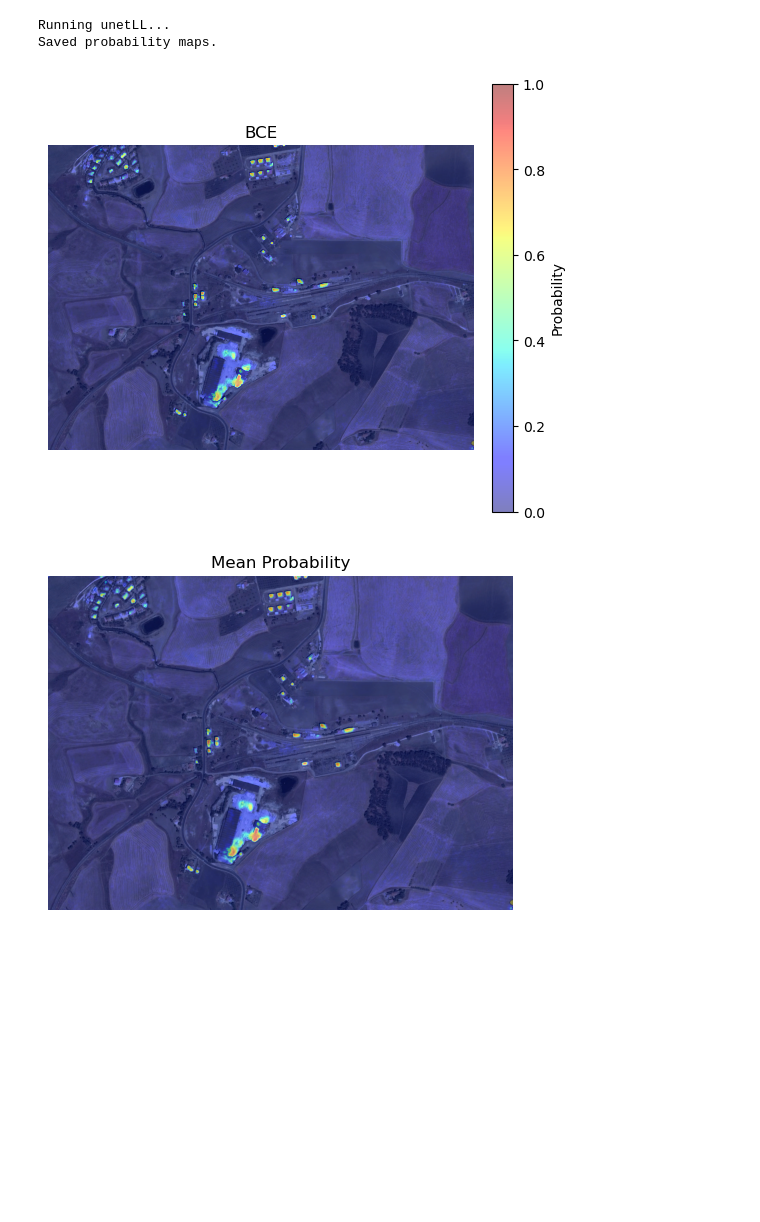
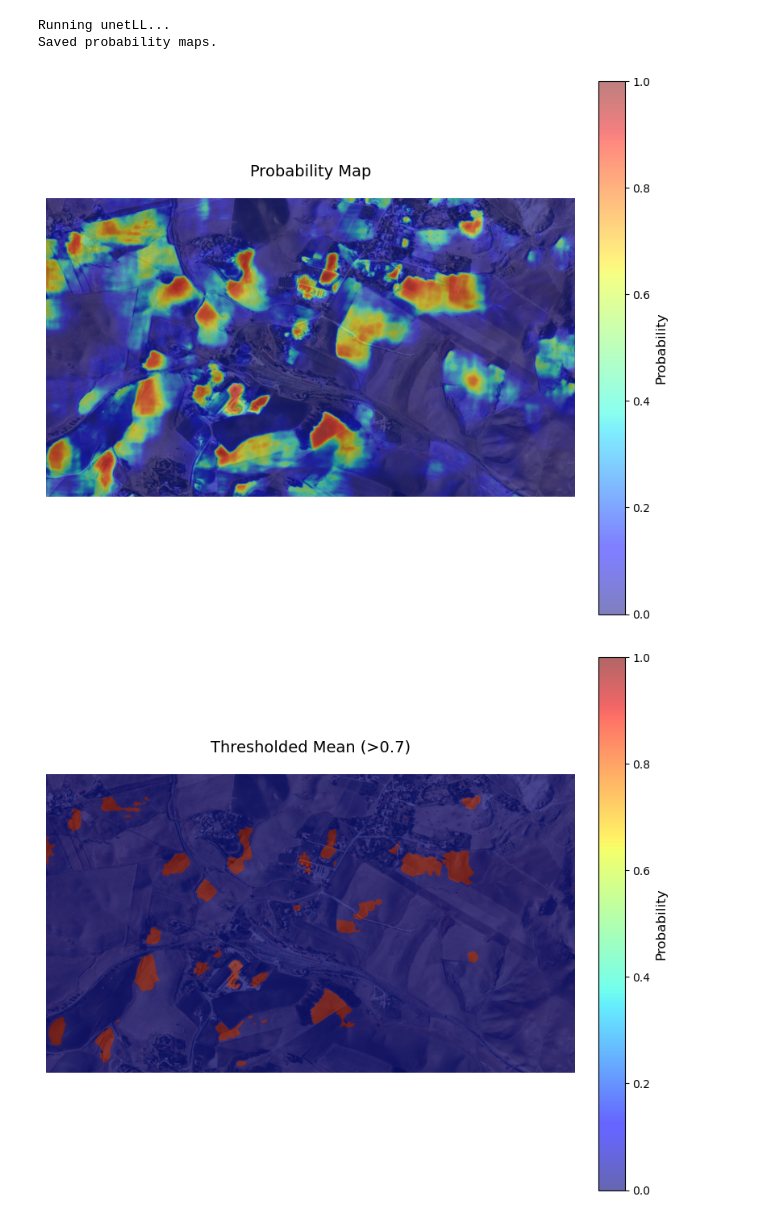
Before and after one commit to corvino1342/BuildingsExtraction, a Jupyter notebook: notebooks/infer_tile.ipynb, the cells around one changed output. Drawn from its saved outputs; the diff is of its cells as text; code cells hidden in the pictures; blank space fills up the shorter version.

```diff
--- a/notebooks/infer_tile.ipynb
+++ b/notebooks/infer_tile.ipynb
@@ -89,11 +159,13 @@ def show_overlay_legend(title, base_img, heatmap, cmap="jet", alpha=0.5,
 # %%
-runs_path = "/home/unet/Projects/BuildingsExtraction/"
+# runs_path = "/home/unet/Projects/BuildingsExtraction/"
+runs_path = "/home/antoniocorvino/Projects/BuildingsExtraction/"
 
-map_name = "stazione_caltanissetta"
+map_name = "testing5"
 # image_path = f"/home/unet/datasets/MassachusettsBuildingDataset/tiles_256/test/images/22828930_15_000000.tif"
-image_path = f"/home/unet/Projects/BuildingsExtraction/{map_name}.png"
+# image_path = f"/home/unet/Projects/BuildingsExtraction/{map_name}.png"
+image_path = f"/home/antoniocorvino/Projects/BuildingsExtraction/experiments/thesis/{map_name}.png"
 
-model_path = f"{runs_path}/runs/MassachusettsBuildingDataset/unetLL_bce_dim256_n3425_bs16/best_model.pth"
+model_path = f"{runs_path}/runs/InriaBuildingDataset/unetLL_bce_dim256_n50540_bs128/best_model.pth"
 
 arch = "unetLL"
 device = torch.device("cuda" if torch.cuda.is_available() else "cpu")
@@ -105,7 +177,7 @@ transform = transforms.ToTensor()
 img_tensor = transform(img).unsqueeze(0).to(device)
 
 print(f"Running {arch}...")
-p = infer_model(runs_path, model_path, arch, img_tensor, infer="example", map_name=map_name)
+p = infer_model(runs_path, model_path, arch, img_tensor, infer="thesis", map_name=map_name)
 # %% [output]
 Running unetLL...
 Saved probability maps.
@@ -124,4 +184,9 @@ Saved probability maps.
 # %%
-show_overlay_legend("BCE", img_np, p)
+show_overlay_legend("Probability Map", img_np, p, runs_path + f"/experiments/thesis/{map_name}_probs.png")
+
+threshold = 0.7
+binary = p > threshold
+show_overlay(f"Thresholded Mean (>{threshold})", img_np, binary, runs_path + f"/experiments/thesis/{map_name}_threshold.png")
 # %% [output]
-[figure, old version]
+[figure, new version]
+[figure, added]
@@ -128,4 +205,2 @@ show_overlay_legend("BCE", img_np, p)
 # %%
-show_overlay("Mean Probability", img_np, p)
+# show_overlay("Mean Probability", img_np, p)
-# %% [output]
-[figure, removed]
```
Also changed, not shown: parts of 4 cells of this notebook, 19 other files.
